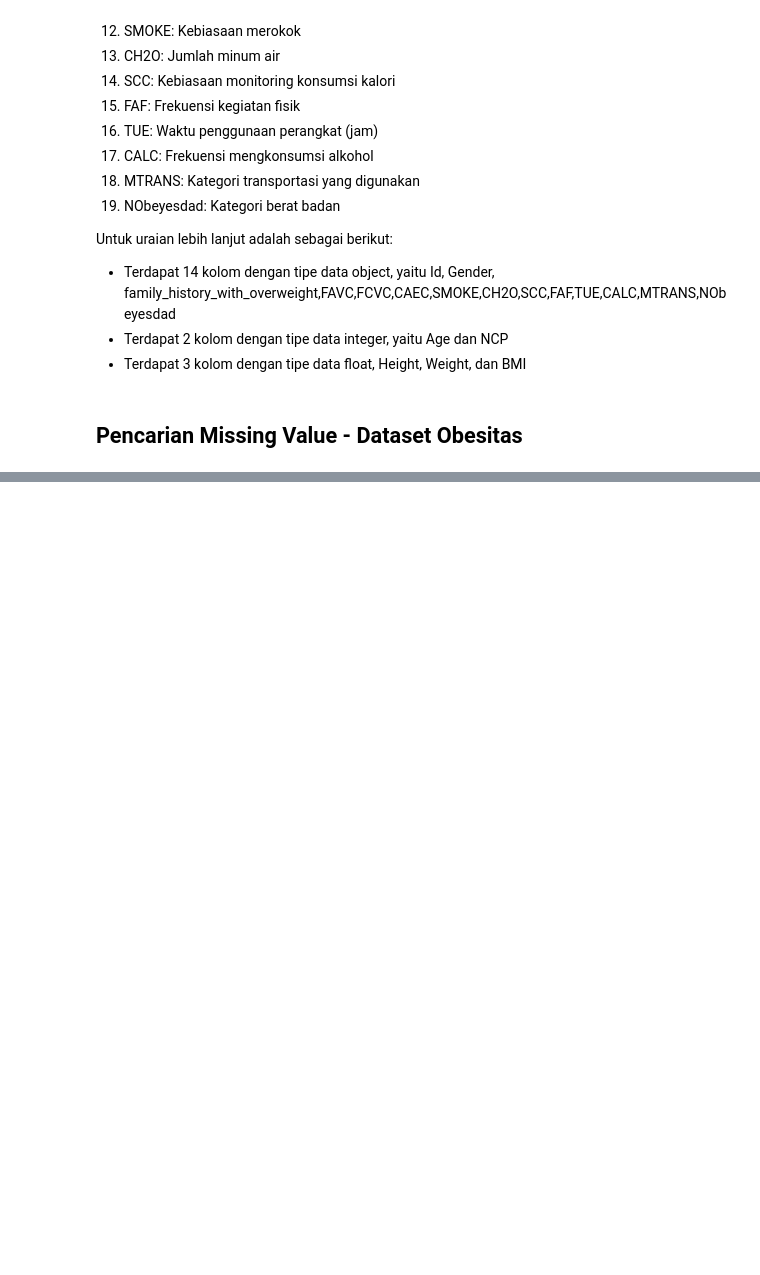
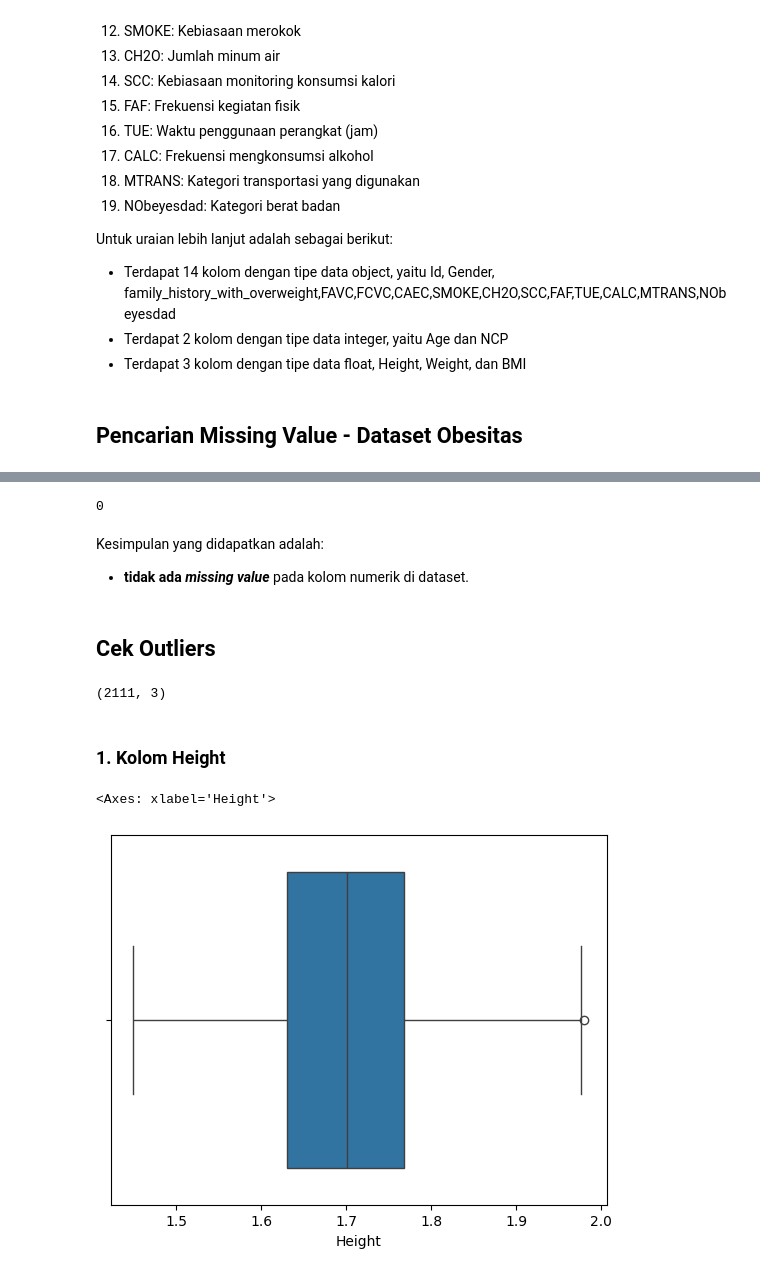
Before and after one commit to ishala/obesity-analysis-and-recommender-system, a Jupyter notebook: Submission 1/analisis.ipynb, the cells around one changed output, grey strips where cells are left out. Drawn from its saved outputs; the diff is of its cells as text; code cells hidden in the pictures; blank space fills up the shorter version.

Commit message:
add EDA for identified the outliers

```diff
--- a/Submission 1/analisis.ipynb
+++ b/Submission 1/analisis.ipynb
@@ -256,0 +174,5 @@ Pada kasus dataset ini, saya hanya akan mengambil kolom yang akan digunakan pada
+# %%
+# Mengambil hanya kolom yang digunakan
+obesDf = obesDf[['Height', 'Weight', 'BMI']]
+
+obesDf.head()
@@ -256,0 +209,23 @@ Pada kasus dataset ini, saya hanya akan mengambil kolom yang akan digunakan pada
+# %%
+zeroBMI = (obesDf.BMI == 0).sum()
+
+print(zeroBMI)
+# %% [output]
+0
+# %% [markdown]
+Kesimpulan yang didapatkan adalah:
+
+- **tidak ada *missing value*** pada kolom numerik di dataset.
+# %% [markdown]
+## Cek Outliers
+# %%
+obesDf.shape
+# %% [output]
+(2111, 3)
+# %% [markdown]
+### 1. Kolom Height
+# %%
+sns.boxplot(x=obesDf['Height'])
+# %% [output]
+<Axes: xlabel='Height'>
+[figure, added]
```
Also changed, not shown: parts of 50 cells of this notebook.
